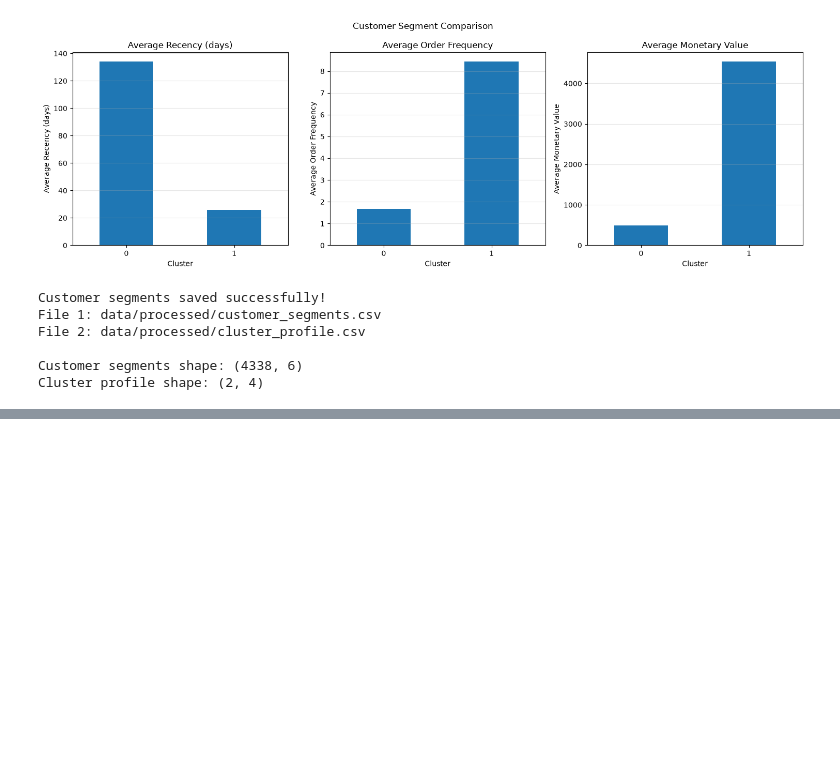
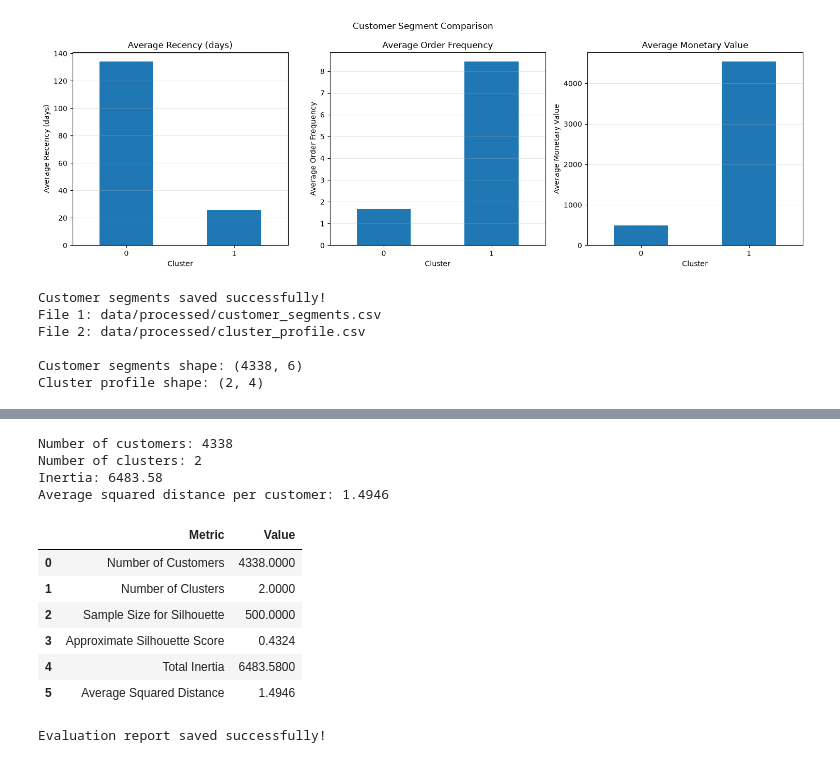
Before and after one commit to vanshika-2105/customer-segmentation-ml, a Jupyter notebook: notebooks/01_customer_segmentation_setup.ipynb, the cells around one changed output, grey strips where cells are left out. Drawn from its saved outputs; the diff is of its cells as text; code cells hidden in the pictures; blank space fills up the shorter version.

```diff
--- a/notebooks/01_customer_segmentation_setup.ipynb
+++ b/notebooks/01_customer_segmentation_setup.ipynb
@@ -1705,0 +1924,65 @@ Cluster profile shape: (2, 4)
+# %%
+# Calculate cluster centers from the existing assignments
+cluster_ids = np.unique(labels)
+centroids = np.array([
+    X[labels == cluster].mean(axis=0)
+    for cluster in cluster_ids
+])
+
+# Calculate sum of squared distances to assigned centers
+squared_distances = np.sum(
+    (X - centroids[labels]) ** 2,
+    axis=1
+)
+
+inertia_day11 = squared_distances.sum()
+
+print("Number of customers:", len(X))
+print("Number of clusters:", len(cluster_ids))
+print("Inertia:", round(inertia_day11, 2))
+print("Average squared distance per customer:",
+      round(inertia_day11 / len(X), 4))
+# %% [output]
+Number of customers: 4338
+Number of clusters: 2
+Inertia: 6483.58
+Average squared distance per customer: 1.4946
+# %%
+# Build the model evaluation report
+evaluation_report = pd.DataFrame({
+    "Metric": [
+        "Number of Customers",
+        "Number of Clusters",
+        "Sample Size for Silhouette",
+        "Approximate Silhouette Score",
+        "Total Inertia",
+        "Average Squared Distance"
+    ],
+    "Value": [
+        len(X),
+        len(cluster_ids),
+        sample_size,
+        round(silhouette_day11, 4),
+        round(inertia_day11, 2),
+        round(inertia_day11 / len(X), 4)
+    ]
+})
+
+display(evaluation_report)
+
+# Save the report
+evaluation_report.to_csv(
+    "../data/processed/model_evaluation_day11.csv",
+    index=False
+)
+
+print("Evaluation report saved successfully!")
+# %% [output]
+|  | Metric | Value |
+| 0 | Number of Customers | 4338.0000 |
+| 1 | Number of Clusters | 2.0000 |
+| 2 | Sample Size for Silhouette | 500.0000 |
+| 3 | Approximate Silhouette Score | 0.4324 |
+| 4 | Total Inertia | 6483.5800 |
+| 5 | Average Squared Distance | 1.4946 |
+Evaluation report saved successfully!
```
Also changed, not shown: parts of 9 cells of this notebook, 1 other file.
